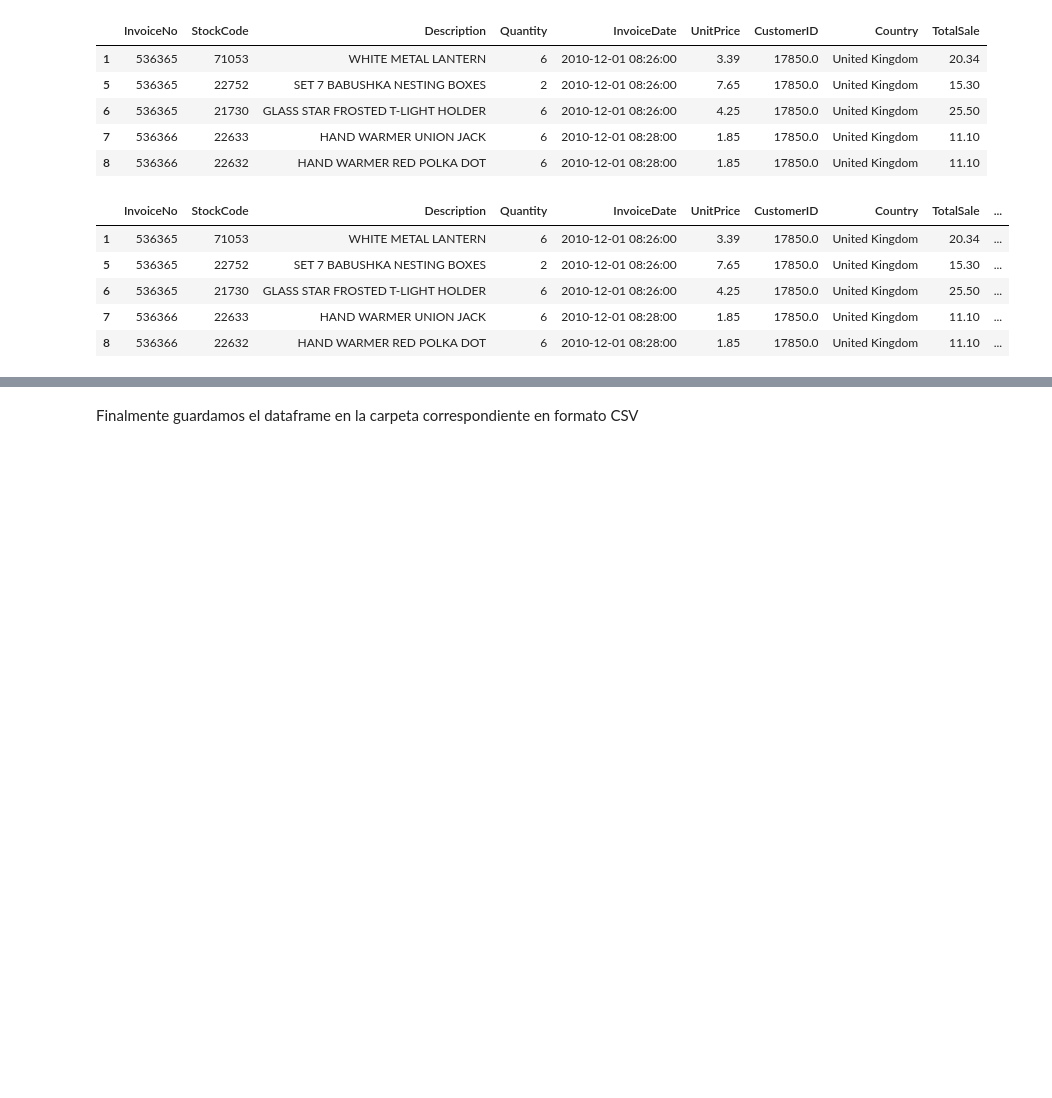
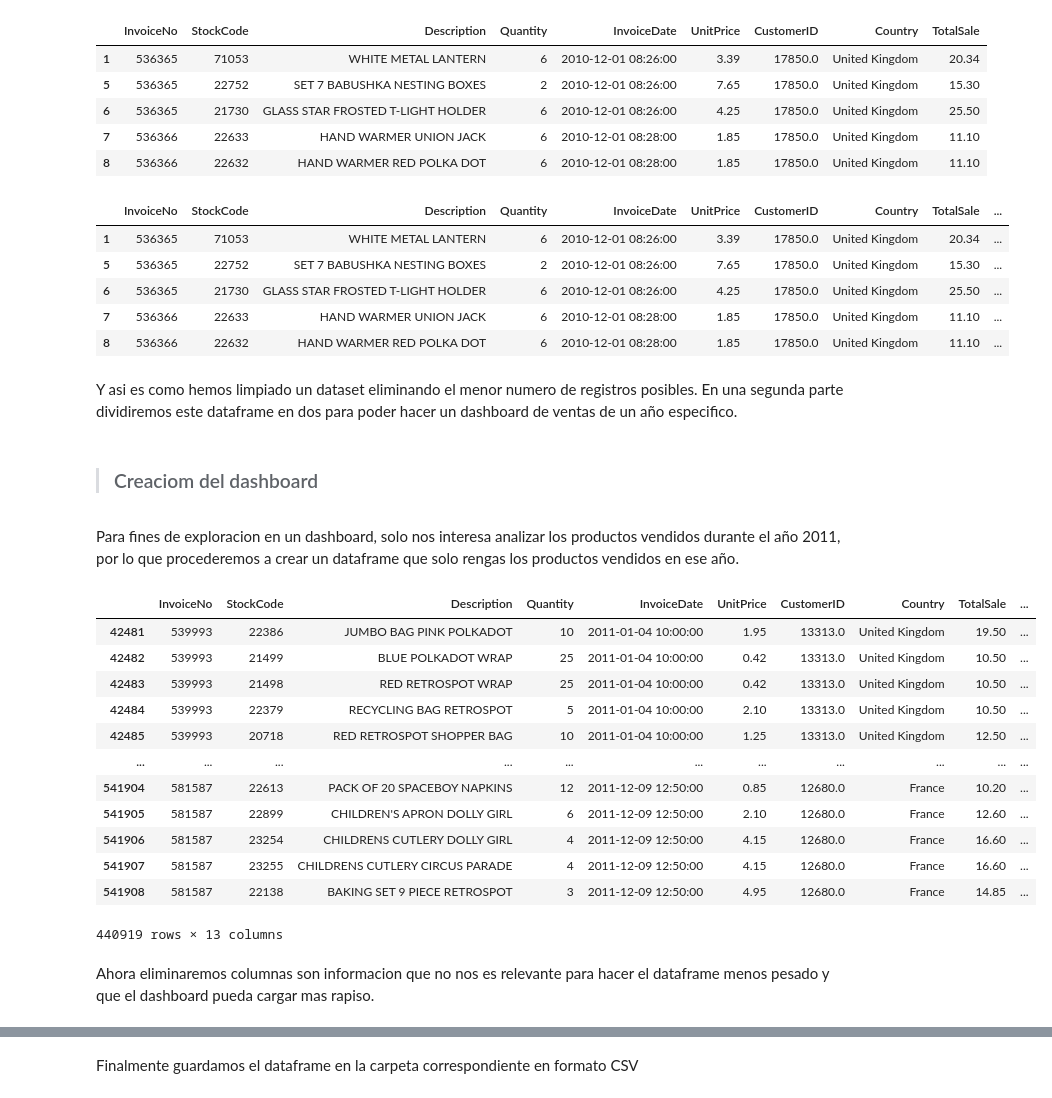
Before and after one commit to Izxyx/analisis_ecommerce, a Jupyter notebook: analisis_ecommerce.ipynb, the cells around one changed output, grey strips where cells are left out. Cells and saved outputs as stored; diff of their text form; code cells hidden in the pictures; blank space fills up the shorter version.

Commit message:
fourth commit - divide dataframe

```diff
--- a/analisis_ecommerce.ipynb
+++ b/analisis_ecommerce.ipynb
@@ -362,3 +362,28 @@ df5.head()
 | 6 | 536365 | 21730 | GLASS STAR FROSTED T-LIGHT HOLDER | 6 | 2010-12-01 08:26:00 | 4.25 | 17850.0 | United Kingdom | 25.50 | ... |
 | 7 | 536366 | 22633 | HAND WARMER UNION JACK | 6 | 2010-12-01 08:28:00 | 1.85 | 17850.0 | United Kingdom | 11.10 | ... |
 | 8 | 536366 | 22632 | HAND WARMER RED POLKA DOT | 6 | 2010-12-01 08:28:00 | 1.85 | 17850.0 | United Kingdom | 11.10 | ... |
+# %% [markdown]
+Y asi es como hemos limpiado un dataset eliminando el menor numero de registros posibles. En una segunda parte dividiremos este dataframe en dos para poder hacer un dashboard de ventas de un año especifico.
+# %% [markdown]
+> ### Creaciom del dashboard
+# %% [markdown]
+Para fines de exploracion en un dashboard, solo nos interesa analizar los productos vendidos durante el año 2011, por lo que procederemos a crear un dataframe que solo rengas los productos vendidos en ese año.
+# %%
+df6 = df5[df5['Year']==2011]
+df6
+# %% [output]
+|  | InvoiceNo | StockCode | Description | Quantity | InvoiceDate | UnitPrice | CustomerID | Country | TotalSale | ... |
+| 42481 | 539993 | 22386 | JUMBO BAG PINK POLKADOT | 10 | 2011-01-04 10:00:00 | 1.95 | 13313.0 | United Kingdom | 19.50 | ... |
+| 42482 | 539993 | 21499 | BLUE POLKADOT WRAP | 25 | 2011-01-04 10:00:00 | 0.42 | 13313.0 | United Kingdom | 10.50 | ... |
+| 42483 | 539993 | 21498 | RED RETROSPOT WRAP | 25 | 2011-01-04 10:00:00 | 0.42 | 13313.0 | United Kingdom | 10.50 | ... |
+| 42484 | 539993 | 22379 | RECYCLING BAG RETROSPOT | 5 | 2011-01-04 10:00:00 | 2.10 | 13313.0 | United Kingdom | 10.50 | ... |
+| 42485 | 539993 | 20718 | RED RETROSPOT SHOPPER BAG | 10 | 2011-01-04 10:00:00 | 1.25 | 13313.0 | United Kingdom | 12.50 | ... |
+| ... | ... | ... | ... | ... | ... | ... | ... | ... | ... | ... |
+| 541904 | 581587 | 22613 | PACK OF 20 SPACEBOY NAPKINS | 12 | 2011-12-09 12:50:00 | 0.85 | 12680.0 | France | 10.20 | ... |
+| 541905 | 581587 | 22899 | CHILDREN'S APRON DOLLY GIRL | 6 | 2011-12-09 12:50:00 | 2.10 | 12680.0 | France | 12.60 | ... |
+| 541906 | 581587 | 23254 | CHILDRENS CUTLERY DOLLY GIRL | 4 | 2011-12-09 12:50:00 | 4.15 | 12680.0 | France | 16.60 | ... |
+| 541907 | 581587 | 23255 | CHILDRENS CUTLERY CIRCUS PARADE | 4 | 2011-12-09 12:50:00 | 4.15 | 12680.0 | France | 16.60 | ... |
+| 541908 | 581587 | 22138 | BAKING SET 9 PIECE RETROSPOT | 3 | 2011-12-09 12:50:00 | 4.95 | 12680.0 | France | 14.85 | ... |
+440919 rows × 13 columns
+# %% [markdown]
+Ahora eliminaremos columnas son informacion que no nos es relevante para hacer el dataframe menos pesado y que el dashboard pueda cargar mas rapiso.
```
Also changed, not shown: parts of 3 cells of this notebook, 2 other files.
